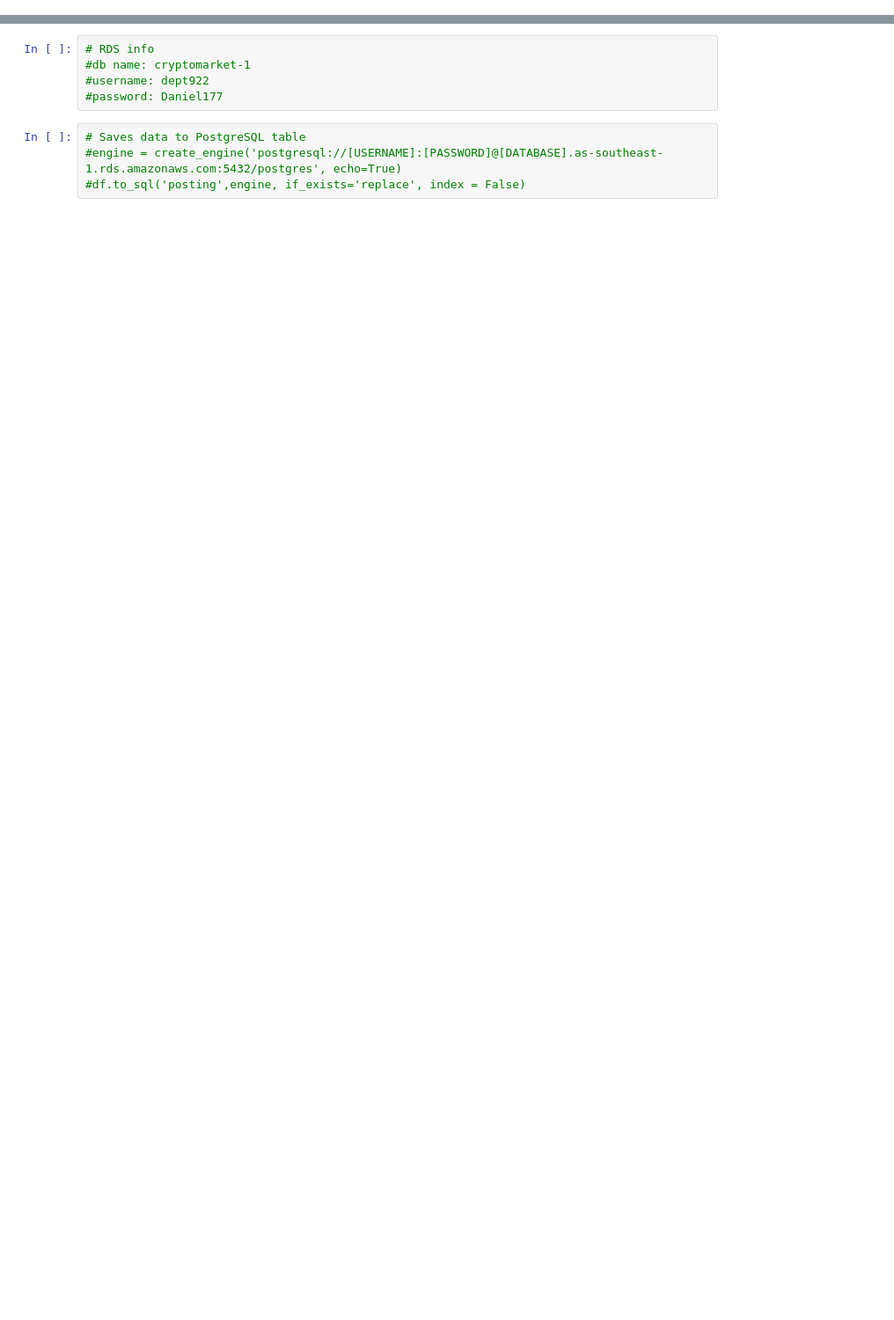
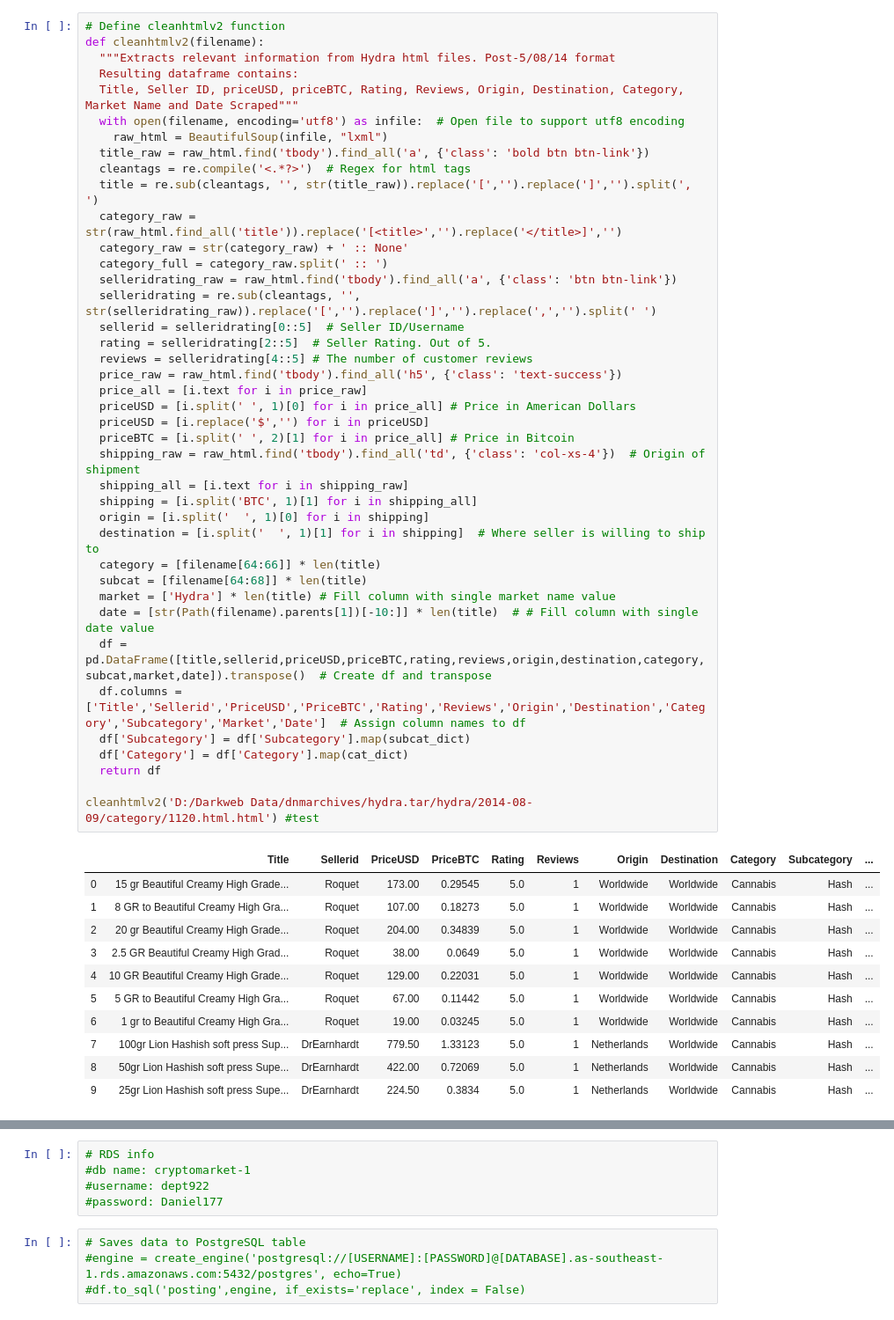
Before and after one commit to danielpetterson/darkwebmarkets, a Jupyter notebook: cryptomarket-hydra-html.ipynb, the cells around one changed output, grey strips where cells are left out. Shown at 88% size. Saved outputs shown, nothing was run; the diff lists cells and outputs as text; blank space fills up the shorter version.

```diff
--- a/cryptomarket-hydra-html.ipynb
+++ b/cryptomarket-hydra-html.ipynb
@@ -44,3 +156,55 @@ def cleanhtml(filename):
+# %%
+# Define cleanhtmlv2 function
+def cleanhtmlv2(filename):
+  """Extracts relevant information from Hydra html files. Post-5/08/14 format
+  Resulting dataframe contains:
+  Title, Seller ID, priceUSD, priceBTC, Rating, Reviews, Origin, Destination, Category, Market Name and Date Scraped"""
+  with open(filename, encoding='utf8') as infile:  # Open file to support utf8 encoding
+    raw_html = BeautifulSoup(infile, "lxml")
+  title_raw = raw_html.find('tbody').find_all('a', {'class': 'bold btn btn-link'})
+  cleantags = re.compile('<.*?>')  # Regex for html tags
+  title = re.sub(cleantags, '', str(title_raw)).replace('[','').replace(']','').split(', ')
+  category_raw = str(raw_html.find_all('title')).replace('[<title>','').replace('</title>]','')
+  category_raw = str(category_raw) + ' :: None'
+  category_full = category_raw.split(' :: ')
+  selleridrating_raw = raw_html.find('tbody').find_all('a', {'class': 'btn btn-link'})
+  selleridrating = re.sub(cleantags, '', str(selleridrating_raw)).replace('[','').replace(']','').replace(',','').split(' ')
+  sellerid = selleridrating[0::5]  # Seller ID/Username
+  rating = selleridrating[2::5]  # Seller Rating. Out of 5.
+  reviews = selleridrating[4::5] # The number of customer reviews
+  price_raw = raw_html.find('tbody').find_all('h5', {'class': 'text-success'})
+  price_all = [i.text for i in price_raw]
+  priceUSD = [i.split(' ', 1)[0] for i in price_all] # Price in American Dollars
+  priceUSD = [i.replace('$','') for i in priceUSD]
+  priceBTC = [i.split(' ', 2)[1] for i in price_all] # Price in Bitcoin
+  shipping_raw = raw_html.find('tbody').find_all('td', {'class': 'col-xs-4'})  # Origin of shipment
+  shipping_all = [i.text for i in shipping_raw]
+  shipping = [i.split('BTC', 1)[1] for i in shipping_all]
+  origin = [i.split('  ', 1)[0] for i in shipping]
+  destination = [i.split('  ', 1)[1] for i in shipping]  # Where seller is willing to ship to
+  category = [filename[64:66]] * len(title)
+  subcat = [filename[64:68]] * len(title)
+  market = ['Hydra'] * len(title) # Fill column with single market name value
+  date = [str(Path(filename).parents[1])[-10:]] * len(title)  # # Fill column with single date value
+  df = pd.DataFrame([title,sellerid,priceUSD,priceBTC,rating,reviews,origin,destination,category,subcat,market,date]).transpose()  # Create df and transpose
+  df.columns = ['Title','Sellerid','PriceUSD','PriceBTC','Rating','Reviews','Origin','Destination','Category','Subcategory','Market','Date']  # Assign column names to df
+  df['Subcategory'] = df['Subcategory'].map(subcat_dict)
+  df['Category'] = df['Category'].map(cat_dict)
+  return df
+
+cleanhtmlv2('D:/Darkweb Data/dnmarchives/hydra.tar/hydra/2014-08-09/category/1120.html.html') #test
+# %% [output]
+|  | Title | Sellerid | PriceUSD | PriceBTC | Rating | Reviews | Origin | Destination | Category | Subcategory | ... |
+| 0 | 15 gr Beautiful Creamy High Grade... | Roquet | 173.00 | 0.29545 | 5.0 | 1 | Worldwide | Worldwide | Cannabis | Hash | ... |
+| 1 | 8 GR to Beautiful Creamy High Gra... | Roquet | 107.00 | 0.18273 | 5.0 | 1 | Worldwide | Worldwide | Cannabis | Hash | ... |
+| 2 | 20 gr Beautiful Creamy High Grade... | Roquet | 204.00 | 0.34839 | 5.0 | 1 | Worldwide | Worldwide | Cannabis | Hash | ... |
+| 3 | 2.5 GR Beautiful Creamy High Grad... | Roquet | 38.00 | 0.0649 | 5.0 | 1 | Worldwide | Worldwide | Cannabis | Hash | ... |
+| 4 | 10 GR Beautiful Creamy High Grade... | Roquet | 129.00 | 0.22031 | 5.0 | 1 | Worldwide | Worldwide | Cannabis | Hash | ... |
+| 5 | 5 GR to Beautiful Creamy High Gra... | Roquet | 67.00 | 0.11442 | 5.0 | 1 | Worldwide | Worldwide | Cannabis | Hash | ... |
+| 6 | 1 gr to Beautiful Creamy High Gra... | Roquet | 19.00 | 0.03245 | 5.0 | 1 | Worldwide | Worldwide | Cannabis | Hash | ... |
+| 7 | 100gr Lion Hashish soft press Sup... | DrEarnhardt | 779.50 | 1.33123 | 5.0 | 1 | Netherlands | Worldwide | Cannabis | Hash | ... |
+| 8 | 50gr Lion Hashish soft press Supe... | DrEarnhardt | 422.00 | 0.72069 | 5.0 | 1 | Netherlands | Worldwide | Cannabis | Hash | ... |
+| 9 | 25gr Lion Hashish soft press Supe... | DrEarnhardt | 224.50 | 0.3834 | 5.0 | 1 | Netherlands | Worldwide | Cannabis | Hash | ... |
 # %%
 # Define cleanhtml2 function for listings before 2014-08-09 but after 2014-04-03
 def cleanhtml2(filename):
```
Also changed, not shown: parts of 11 cells of this notebook, 1 other file.
